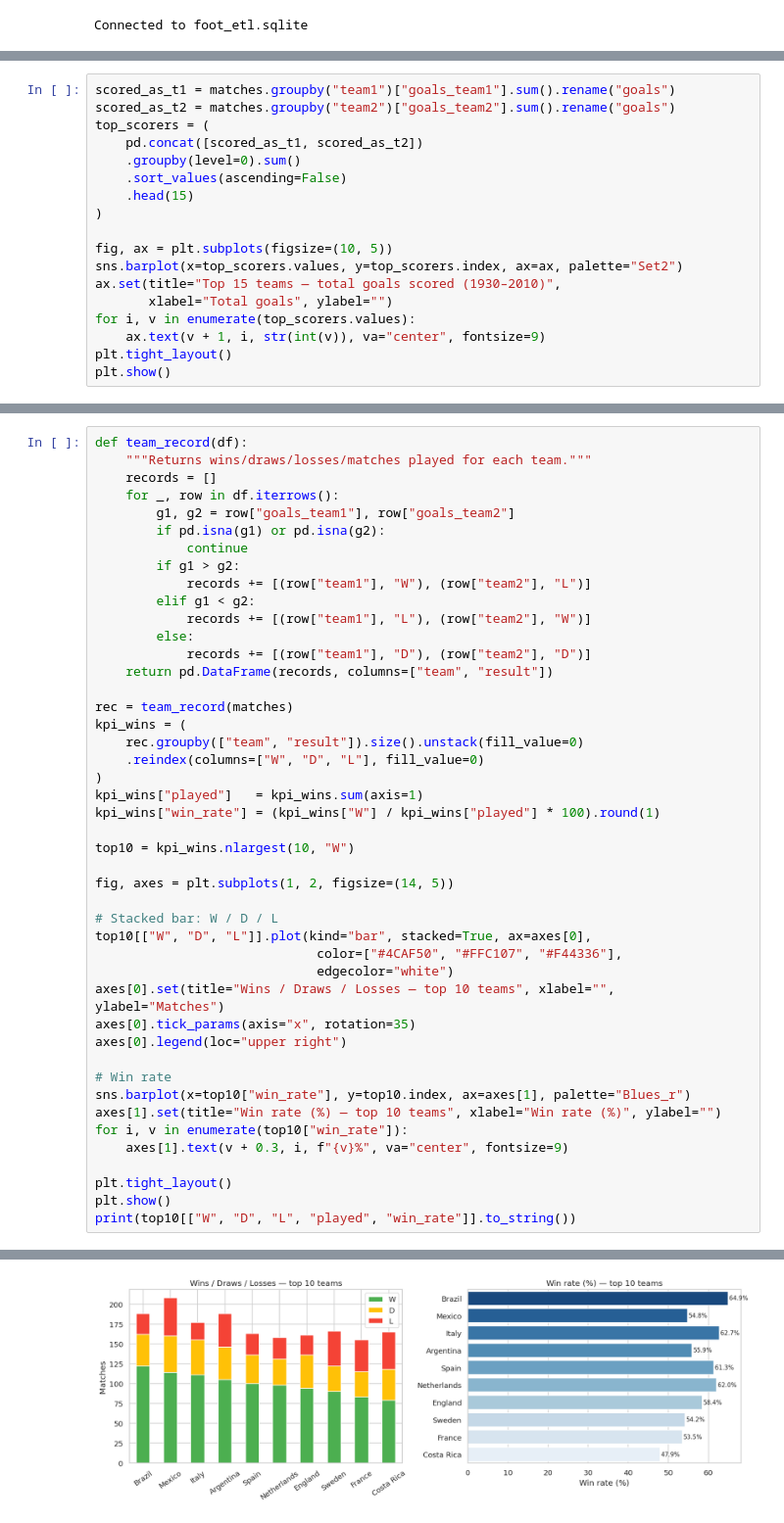
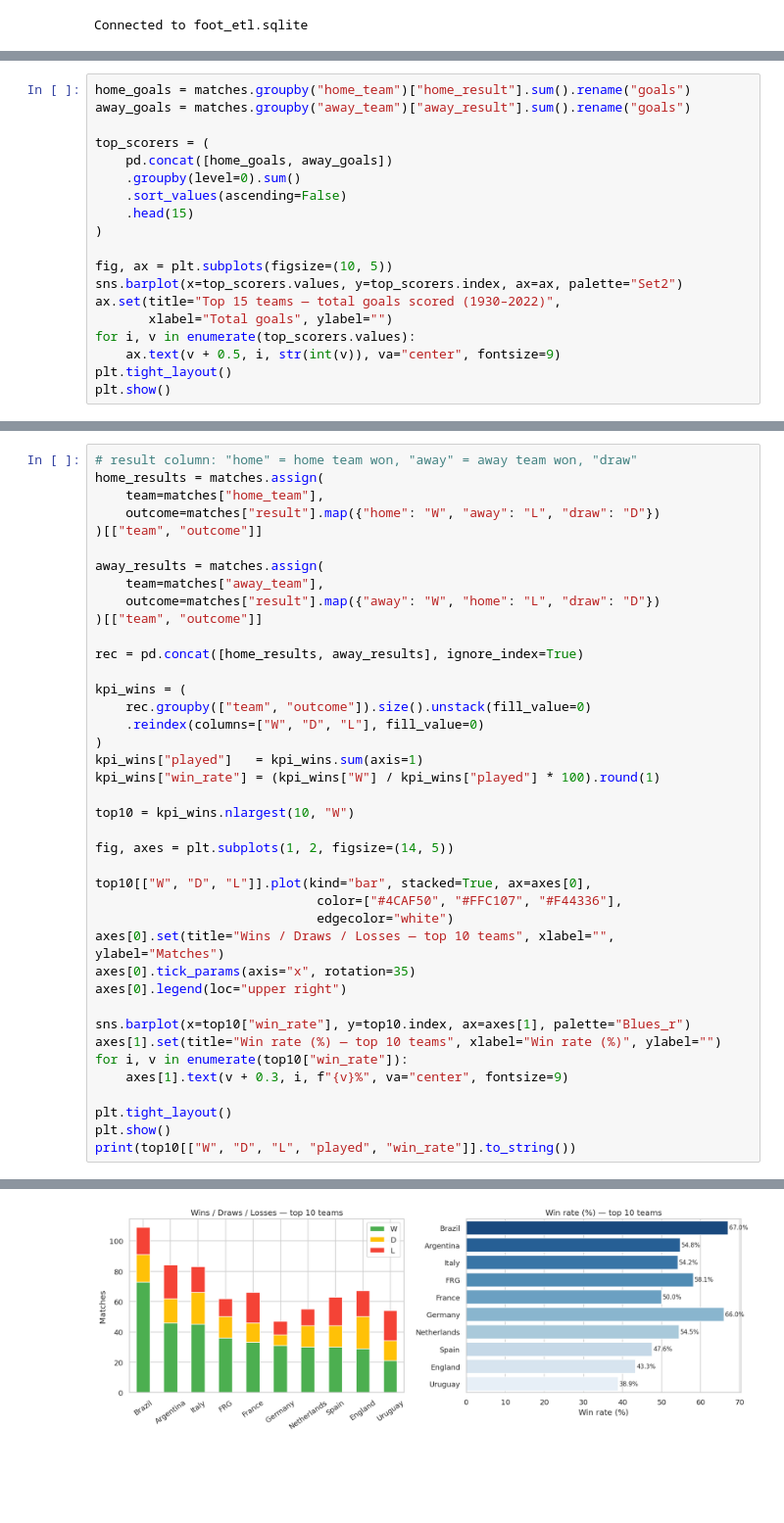
Before and after one commit to Flockyy/foot-etl, a Jupyter notebook: kpi.ipynb, the cells around one changed output, grey strips where cells are left out. Shown at 98% size. Drawn from its saved outputs; the diff is of its cells as text; blank space fills up the shorter version.

```diff
--- a/kpi.ipynb
+++ b/kpi.ipynb
@@ -93,8 +107,9 @@ year
 # %%
-scored_as_t1 = matches.groupby("team1")["goals_team1"].sum().rename("goals")
-scored_as_t2 = matches.groupby("team2")["goals_team2"].sum().rename("goals")
+home_goals = matches.groupby("home_team")["home_result"].sum().rename("goals")
+away_goals = matches.groupby("away_team")["away_result"].sum().rename("goals")
+
 top_scorers = (
-    pd.concat([scored_as_t1, scored_as_t2])
+    pd.concat([home_goals, away_goals])
     .groupby(level=0).sum()
     .sort_values(ascending=False)
     .head(15)
@@ -102,10 +117,10 @@ top_scorers = (
 
 fig, ax = plt.subplots(figsize=(10, 5))
 sns.barplot(x=top_scorers.values, y=top_scorers.index, ax=ax, palette="Set2")
-ax.set(title="Top 15 teams — total goals scored (1930–2010)",
+ax.set(title="Top 15 teams — total goals scored (1930–2022)",
        xlabel="Total goals", ylabel="")
 for i, v in enumerate(top_scorers.values):
-    ax.text(v + 1, i, str(int(v)), va="center", fontsize=9)
+    ax.text(v + 0.5, i, str(int(v)), va="center", fontsize=9)
 plt.tight_layout()
 plt.show()
 # %% [output]
@@ -118,50 +133,45 @@ Passing `palette` without assigning `hue` is deprecated and will be removed in v
 # %%
-def team_record(df):
-    """Returns wins/draws/losses/matches played for each team."""
-    records = []
-    for _, row in df.iterrows():
-        g1, g2 = row["goals_team1"], row["goals_team2"]
-        if pd.isna(g1) or pd.isna(g2):
-            continue
-        if g1 > g2:
-            records += [(row["team1"], "W"), (row["team2"], "L")]
-        elif g1 < g2:
-            records += [(row["team1"], "L"), (row["team2"], "W")]
-        else:
-            records += [(row["team1"], "D"), (row["team2"], "D")]
-    return pd.DataFrame(records, columns=["team", "result"])
+# result column: "home" = home team won, "away" = away team won, "draw"
+home_results = matches.assign(
+    team=matches["home_team"],
+    outcome=matches["result"].map({"home": "W", "away": "L", "draw": "D"})
+)[["team", "outcome"]]
 
-rec = team_record(matches)
+away_results = matches.assign(
+    team=matches["away_team"],
+    outcome=matches["result"].map({"away": "W", "home": "L", "draw": "D"})
+)[["team", "outcome"]]
+
+rec = pd.concat([home_results, away_results], ignore_index=True)
+
 kpi_wins = (
-    rec.groupby(["team", "result"]).size().unstack(fill_value=0)
+    rec.groupby(["team", "outcome"]).size().unstack(fill_value=0)
     .reindex(columns=["W", "D", "L"], fill_value=0)
 )
 kpi_wins["played"]   = kpi_wins.sum(axis=1)
 kpi_wins["win_rate"] = (kpi_wins["W"] / kpi_wins["played"] * 100).round(1)
 
 top10 = kpi_wins.nlargest(10, "W")
 
 fig, axes = plt.subplots(1, 2, figsize=(14, 5))
 
-# Stacked bar: W / D / L
 top10[["W", "D", "L"]].plot(kind="bar", stacked=True, ax=axes[0],
                              color=["#4CAF50", "#FFC107", "#F44336"],
                              edgecolor="white")
 axes[0].set(title="Wins / Draws / Losses — top 10 teams", xlabel="", ylabel="Matches")
 axes[0].tick_params(axis="x", rotation=35)
 axes[0].legend(loc="upper right")
 
-# Win rate
 sns.barplot(x=top10["win_rate"], y=top10.index, ax=axes[1], palette="Blues_r")
 axes[1].set(title="Win rate (%) — top 10 teams", xlabel="Win rate (%)", ylabel="")
 for i, v in enumerate(top10["win_rate"]):
     axes[1].text(v + 0.3, i, f"{v}%", va="center", fontsize=9)
 
 plt.tight_layout()
 plt.show()
 print(top10[["W", "D", "L", "played", "win_rate"]].to_string())
 # %% [output]
 Passing `palette` without assigning `hue` is deprecated and will be removed in v0.14.0. Assign the `y` variable to `hue` and set `legend=False` for the same effect.
 
   sns.barplot(x=top10["win_rate"], y=top10.index, ax=axes[1], palette="Blues_r")
-[figure, old version]
+[figure, new version]
```
Also changed, not shown: parts of 12 cells of this notebook, 15 other files.
